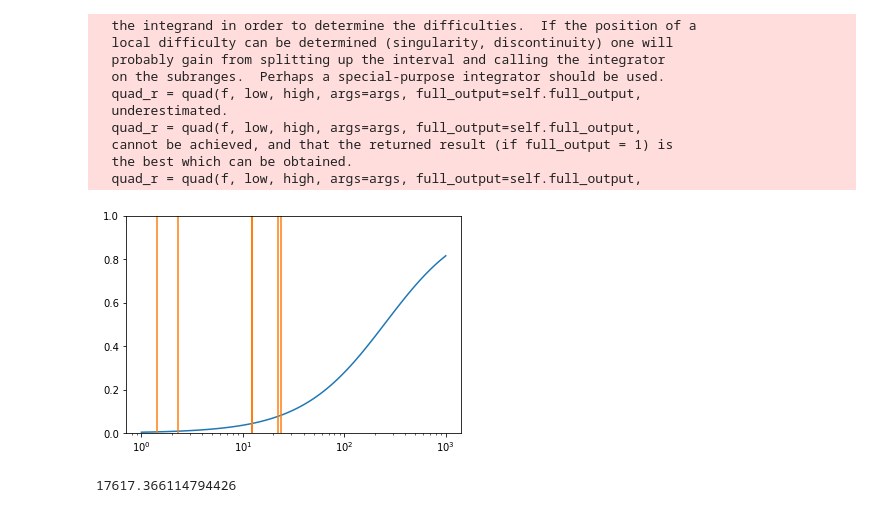
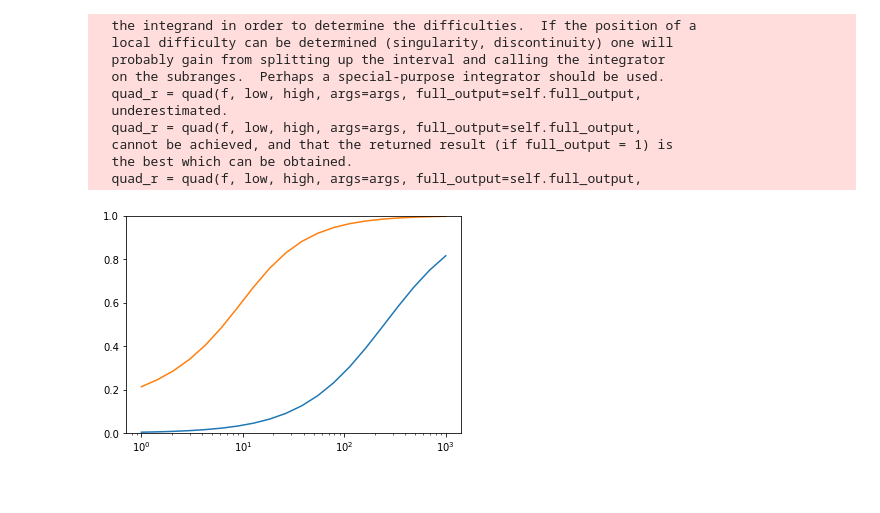
Before and after one commit to MUSTANG-SZ/WITCH, a Jupyter notebook: sup-factor.ipynb, the cells around one changed output. Drawn from its saved outputs; the diff is of its cells as text; code cells hidden in the pictures.

```diff
--- a/sup-factor.ipynb
+++ b/sup-factor.ipynb
@@ -65,10 +65,15 @@ def redistrFunction(t,p):
             factor -= (1.+((10.+(8.+4.*p*p)*p*p)+t)*t)*3.*np.abs(1.-t)/(32.*t*(p**6.))
     return factor
 
-def kT_cr(p1,p2,alpha):
-    factor = integrate.quad(lambda p: f_cr(p, alpha, p1, p2)*1/3*p*p**2/np.sqrt(1+p**2)*meKeV, 0, np.inf)
-    return factor[0]
+#def kT_cr(p1,p2,alpha):
+#    factor = integrate.quad(lambda p: f_cr(p, alpha, p1, p2)*1/3*p*p**2/np.sqrt(1+p**2)*meKeV, p1*0.5, 1.5*p2)
+#    return factor[0]
     #
+
+def kT_cr(p1, p2, alpha):
+    factor = meKeV*(alpha-1)/(6*(p1**(1-alpha)-p2**(1-alpha)))*\
+    (sp.special.betainc((alpha-2)/alpha, (3-alpha)/2, (1/(1+p1**2)))-sp.special.betainc((alpha-2)/alpha, (3-alpha)/2, (1/(1+p2**2))))
+    return factor
 # %%
 #In the below functions, t is the photon frequency shift factor and T is the temperature
 #def K(t,p):
@@ -247,16 +252,17 @@ y = gTilde(0.5, f = f_cr, alpha=2.5, p1=1, p2=10000)
 # %%
 x = 0.5284
 
+n = 20
 
-Ts = np.logspace(0,3, 100)
-ps = np.logspace(-1,2, 100)
+Ts = np.logspace(0,3, n)
+ps = np.logspace(-1,2, n)
 f_th_arr = np.zeros(len(Ts))
 f_cr_arr = np.zeros(len(Ts))
 g = gSZtilde(x,Te=0.0,p1=1.,p2=1.e3,alpha=2.,etype='thermal')
 for i, T in enumerate(Ts):
     #kT_cr_temp = kT_cr(p1=ps[i], p2=1e5, alpha =2.5)
     f_th_arr[i] = gSZtilde(x,Te=T,p1=1.,p2=1.e3,alpha=2.,etype='thermal')/g
-    f_cr_arr[i] = gSZtilde(x, Te = 10*ps[i], p1 = ps[i], p2=1.e5,alpha=2.5, etype='powerlaw')/g
+    f_cr_arr[i] = gTilde(x,f_cr, p1 = ps[i], p2 = 1e10, alpha = 2.5)*meKeV/kT_cr(p1=ps[i], p2=1e10, alpha =2.5)/g
 # %% [output]
   the integrand in order to determine the difficulties.  If the position of a
   local difficulty can be determined (singularity, discontinuity) one will
@@ -270,18 +276,14 @@ for i, T in enumerate(Ts):
   quad_r = quad(f, low, high, args=args, full_output=self.full_output,
 # %%
 plt.plot(Ts, 1-f_th_arr, label = 'Thermal')
-plt.plot(Ts, 1-f_cr_arr, label = 'Non-Thermal')
+plt.plot(Ts, 1-(f_cr_arr/5), label = 'Non-Thermal')
 
 plt.plot
 plt.xscale('log')
 plt.ylim(0,1)
 plt.show()
 # %% [output]
-[figure, old version]
+[figure, new version]
-# %%
-gSZtilde(0.5,Te=1.0,p1=1.,p2=1.e3,alpha=2.,etype='powerlaw')
-# %% [output]
-17617.366114794426
 # %%
 f_cr_arr
 # %% [output]
```
Also changed, not shown: parts of 10 cells of this notebook.
